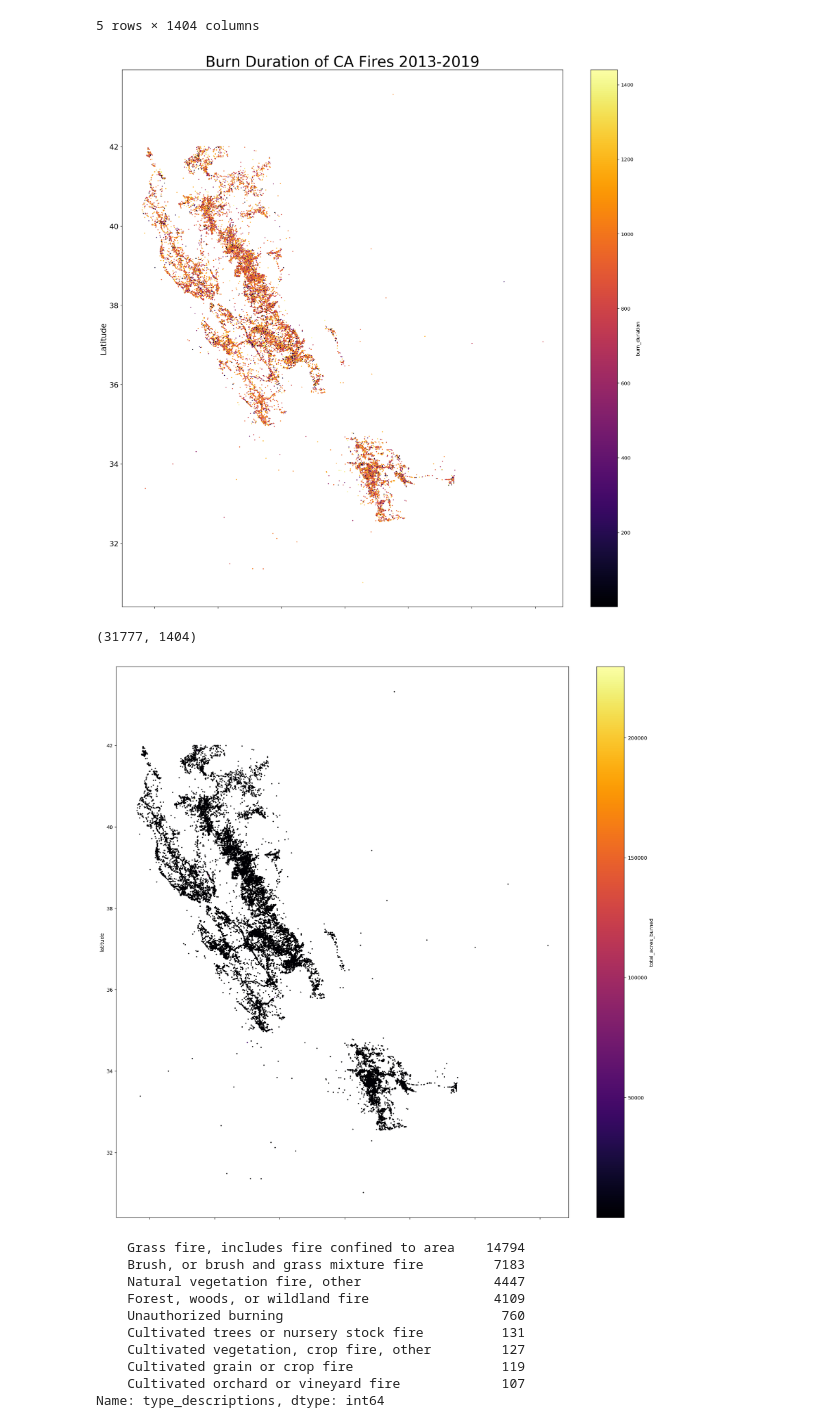
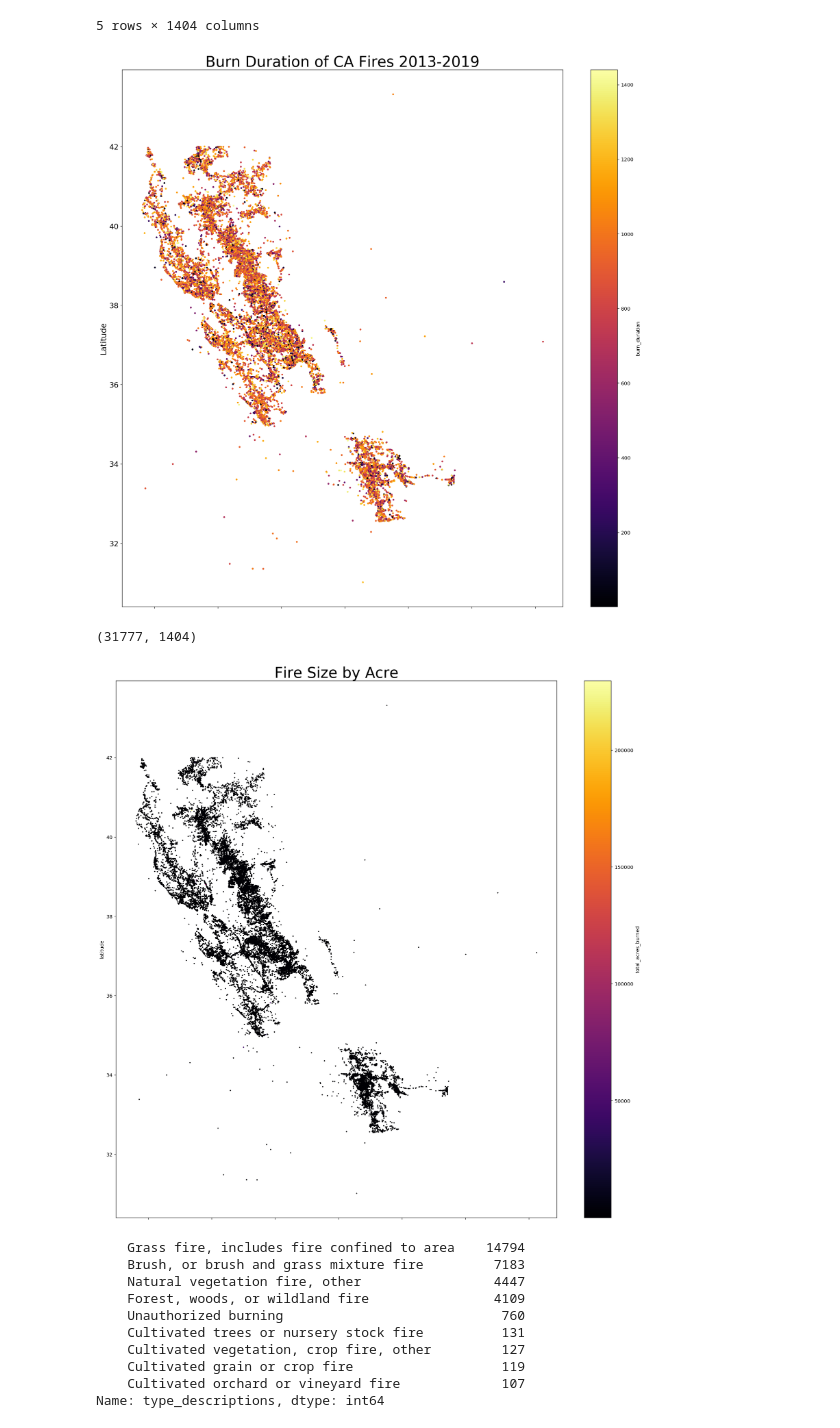
Before and after one commit to Davidloku1234567/Cal_Fire, a Jupyter notebook: acres.ipynb, the cells around one changed output. Drawn from its saved outputs; the diff is of its cells as text; code cells hidden in the pictures.

```diff
--- a/acres.ipynb
+++ b/acres.ipynb
@@ -103,14 +103,15 @@ df.plot(kind="scatter",
          cmap="inferno",
 
         legend = False,
-        figsize=(20, 20), s=1);
+        figsize=(20, 20), s=7);
 plt.xlabel('Longitude', fontsize=15)
 plt.ylabel('Latitude', fontsize = 16)
 # plt.clabel('Burn Time in Minutes')
 plt.title(t, fontsize=30);
+plt.savefig('../Cal_Fire/burn_duration_graph', dpi=300)
 # plt.xticks(list(range(df['longitude'])), df['longitude'].index, fontsize=12)
 # %% [output]
-[figure, old version]
+[figure, new version]
 # %%
 df.shape
 # %% [output]
@@ -119,9 +120,11 @@ df.shape
 # df = df.loc[df['total_acres_burned']<.5]
 # %%
 df.plot(kind="scatter", x="longitude", y="latitude", c="total_acres_burned",
-         cmap="inferno",  figsize=(20, 20), s=2);
+         cmap="inferno",  figsize=(20, 20), s=2)
+plt.title("Fire Size by Acre", fontsize=30)
+plt.savefig('../Cal_Fire/burn_acres', dpi = 300);
 # %% [output]
-[figure, old version]
+[figure, new version]
 # %%
 df.type_descriptions.value_counts()
 # %% [output]
```
Also changed, not shown: parts of 1 cell of this notebook, 12 other files.
